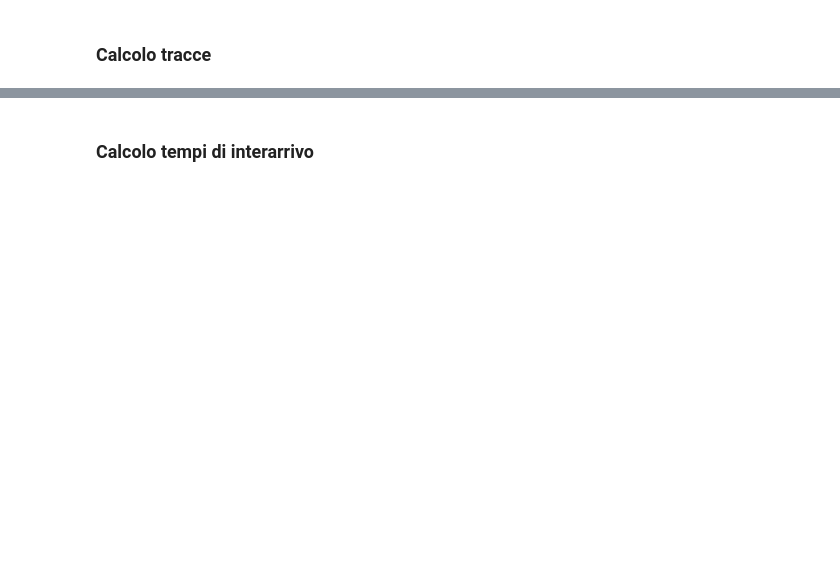
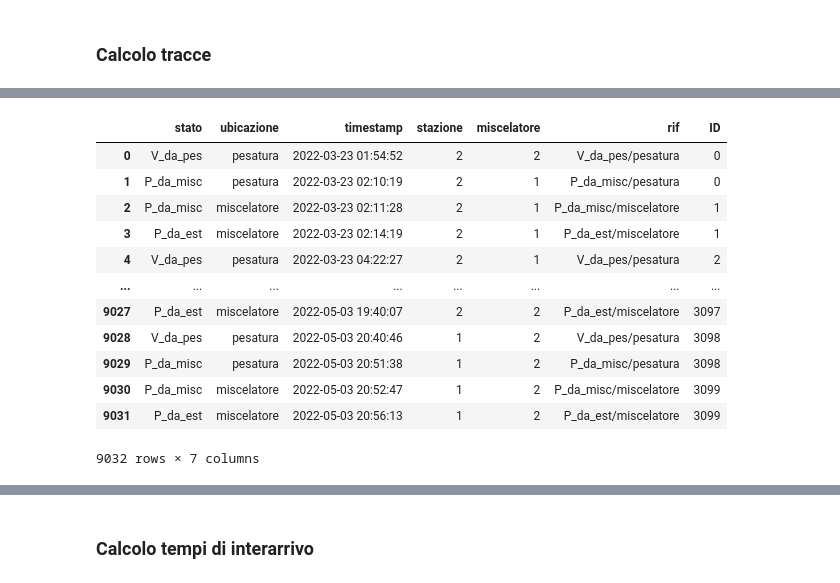
Before and after one commit to marcogiacomin/EuroMasterDataAnalysis, a Jupyter notebook: 5) ETL PLC sat_stations.ipynb, the cells around one changed output, grey strips where cells are left out. Cells and saved outputs as stored; diff of their text form; code cells hidden in the pictures; blank space fills up the shorter version.

```diff
--- a/5) ETL PLC sat_stations.ipynb
+++ b/5) ETL PLC sat_stations.ipynb
@@ -241,6 +273,22 @@ for i in df_pes.index:
         df_pes.loc[i + 1, 'ID'] = idu
         idu += 1
         continue
+# %%
+df_pes
+# %% [output]
+|  | stato | ubicazione | timestamp | stazione | miscelatore | rif | ID |
+| 0 | V_da_pes | pesatura | 2022-03-23 01:54:52 | 2 | 2 | V_da_pes/pesatura | 0 |
+| 1 | P_da_misc | pesatura | 2022-03-23 02:10:19 | 2 | 1 | P_da_misc/pesatura | 0 |
+| 2 | P_da_misc | miscelatore | 2022-03-23 02:11:28 | 2 | 1 | P_da_misc/miscelatore | 1 |
+| 3 | P_da_est | miscelatore | 2022-03-23 02:14:19 | 2 | 1 | P_da_est/miscelatore | 1 |
+| 4 | V_da_pes | pesatura | 2022-03-23 04:22:27 | 2 | 1 | V_da_pes/pesatura | 2 |
+| ... | ... | ... | ... | ... | ... | ... | ... |
+| 9027 | P_da_est | miscelatore | 2022-05-03 19:40:07 | 2 | 2 | P_da_est/miscelatore | 3097 |
+| 9028 | V_da_pes | pesatura | 2022-05-03 20:40:46 | 1 | 2 | V_da_pes/pesatura | 3098 |
+| 9029 | P_da_misc | pesatura | 2022-05-03 20:51:38 | 1 | 2 | P_da_misc/pesatura | 3098 |
+| 9030 | P_da_misc | miscelatore | 2022-05-03 20:52:47 | 1 | 2 | P_da_misc/miscelatore | 3099 |
+| 9031 | P_da_est | miscelatore | 2022-05-03 20:56:13 | 1 | 2 | P_da_est/miscelatore | 3099 |
+9032 rows × 7 columns
 # %%
 staz_1 = []
 staz_2 = []
```
Also changed, not shown: parts of 25 cells of this notebook, 2 other files.
